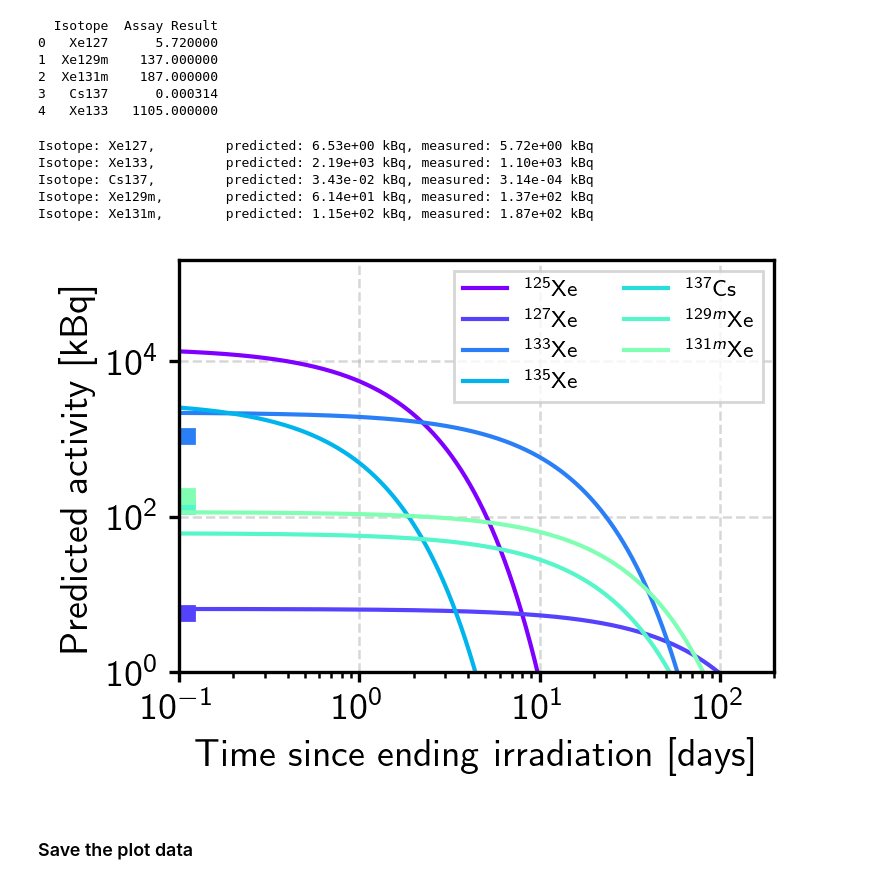
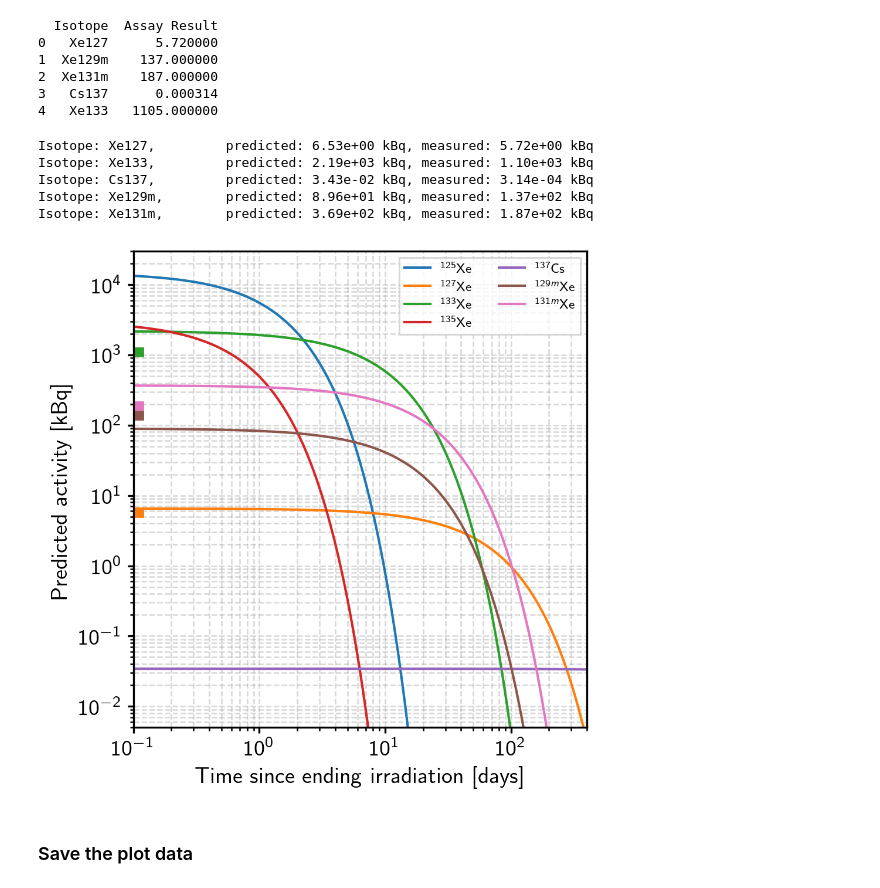
Before and after one commit to clarkehardy/Xe127Simulation, a Jupyter notebook: XeActivation/activation_plots.ipynb, the cells around one changed output. Drawn from its saved outputs; the diff is of its cells as text; code cells hidden in the pictures.

Commit message:
remade some thesis plots

```diff
--- a/XeActivation/activation_plots.ipynb
+++ b/XeActivation/activation_plots.ipynb
@@ -239,7 +239,8 @@ ax[1].grid()
 [figure]
 # %%
 times = np.logspace(1, 8, 100000)
-colors = [plt.get_cmap('rainbow',13)(i) for i in range(13)]
+# colors = [plt.get_cmap('rainbow',13)(i) for i in range(13)]
+colors = plt.rcParams['axes.prop_cycle'].by_key()['color']*2
 
 bottle_mass = 924. # grams
 kBq_per_uCi = 37.
@@ -416,22 +417,22 @@ xe131_n_excite = np.genfromtxt('CrossSections_copy/Xe131_n_excite.txt')
 
 # TENDL neutron capture on Xe128
 xe128_ng_excitation = {'energy':xe128_ng_excite[:,0],\
-                       'cs':np.sum(xe128_ng_excite[:,1:], axis=1)/1.e3}
+                       'cs':xe128_ng_excite[:,1]/1.e3}
 xe128_ng_excitation = pd.DataFrame(xe128_ng_excitation)
 
 # TENDL neutron inelastic to the level of interest
 xe129_n_excitation = {'energy':xe129_n_excite[:,0],\
-                      'cs':np.sum(xe129_n_excite[:,1:], axis=1)/1.e3}
+                      'cs':xe129_n_excite[:,1]/1.e3}
 xe129_n_excitation = pd.DataFrame(xe129_n_excitation)
 
 # TENDL neutron capture on Xe130
 xe130_ng_excitation = {'energy':xe130_ng_excite[:,0],\
-                       'cs':np.sum(xe130_ng_excite[:,1:], axis=1)/1.e3}
+                       'cs':xe130_ng_excite[:,1]/1.e3}
 xe130_ng_excitation = pd.DataFrame(xe130_ng_excitation)
 
 # TENDL neutron inelastic to the level of interest
 xe131_n_excitation = {'energy':xe131_n_excite[:,0],\
-                       'cs':np.sum(xe131_n_excite[:,1:], axis=1)/1.e3}
+                       'cs':xe131_n_excite[:,1]/1.e3}
 xe131_n_excitation = pd.DataFrame(xe131_n_excitation)
 
 creation_int_ng_excitation_128,bin_by_bin_ng_excitation_128 = Activation.InterpolateAndIntegrateAvg2( xe128_ng_excitation, mnrcspec )
@@ -442,6 +443,11 @@ print('creation_int_ng_excitation_128: {}'.format(creation_int_ng_excitation_128
 print('creation_int_n_excitation_129: {}'.format(creation_int_n_excitation_129))
 print('creation_int_ng_excitation_130: {}'.format(creation_int_ng_excitation_130))
 print('creation_int_n_excitation_131: {}'.format(creation_int_n_excitation_131))
+
+creation_int_ng_excitation_128,bin_by_bin_ng_excitation_128_2 = Activation.InterpolateAndIntegrateAvg( xe128_ng_excitation, mnrcspec )
+creation_int_n_excitation_129,bin_by_bin_n_excitation_129_2 = Activation.InterpolateAndIntegrateAvg( xe129_n_excitation, mnrcspec )
+creation_int_ng_excitation_130,bin_by_bin_ng_excitation_130_2 = Activation.InterpolateAndIntegrateAvg( xe130_ng_excitation, mnrcspec )
+creation_int_n_excitation_131,bin_by_bin_n_excitation_131_2 = Activation.InterpolateAndIntegrateAvg( xe131_n_excitation, mnrcspec )
 
 # compute number of Xe129m atoms over time
 NXe['Xe129m'] = np.zeros(len(time_irr))
@@ -479,10 +485,16 @@ for i in range(1,len(time_irr)):
     NXe['Xe131m'][i] = NXe['Xe131m'][i-1] + dt * (term1 + term2 + term3 + term4)
     SpecActivityXe['Xe131m'][i] = NXe['Xe131m'][i]/tau131m
 
+print('Activity Xe129m: {:.3f} kBq, {:.3f} uCi'.format(np.max(SpecActivityXe['Xe129m'])*xenon_mass*prediction_scale/Bq_per_kBq, \
+                                                       np.max(SpecActivityXe['Xe129m'])*xenon_mass*prediction_scale/kBq_per_uCi/Bq_per_kBq))
+print('Activity Xe131m: {:.3f} kBq, {:.3f} uCi'.format(np.max(SpecActivityXe['Xe131m'])*xenon_mass*prediction_scale/Bq_per_kBq, \
+                                                       np.max(SpecActivityXe['Xe131m'])*xenon_mass*prediction_scale/kBq_per_uCi/Bq_per_kBq))
+
 fig, ax = plt.subplots(figsize=(4, 3))
 ax.semilogy(time_irr/60.,NXe['Xe129m']/tau129m,'-r', label='$^{129m}$Xe')
 ax.semilogy(time_irr/60.,NXe['Xe131m']/tau131m,'-b', label='$^{131m}$Xe')
 ax.set_xlabel('Time since beginning irradiation [min]')
 ax.set_ylabel('Specific activity [Bq/g]')
 ax.legend()
+ax.grid()
 # %% [output]
@@ -543,34 +586,35 @@ print(xe_assay_results_ua.head())
 4   Xe133   1105.000000
 # %%
 # plot with all isotopes and no empirical scaling
-fig, ax = plt.subplots(figsize=(4, 3))
+fig, ax = plt.subplots(figsize=(5, 5))
 for i,isotope in enumerate(NXe.keys()):
 
     assay_ua_mask = (xe_assay_results_ua['Isotope']==isotope)
 
     if len(xe_assay_results_ua['Assay Result'].loc[assay_ua_mask])>0: # and 'Cs137' not in isotope:
         ax.plot(1.1e-1,xe_assay_results_ua['Assay Result'].loc[assay_ua_mask],'s',\
                 color=colors[i],markersize=5)#,label='UA assay')
-        print('Isotope: {},  \tpredicted: {:.2e} kBq, measured: {:.2e} kBq'.format(isotope, prediction_scale*xenon_mass*np.max(SpecActivityXe[isotope])/Bq_per_kBq, \
-                                                                                   xe_assay_results_ua['Assay Result'].loc[assay_ua_mask].values[0]))
+        print('Isotope: {},  \tpredicted: {:.2e} kBq, measured: {:.2e} kBq'.format(isotope, \
+              prediction_scale*xenon_mass*np.max(SpecActivityXe[isotope])/Bq_per_kBq, \
+              xe_assay_results_ua['Assay Result'].loc[assay_ua_mask].values[0]))
 
     ax.loglog(times/3600./24., prediction_scale*xenon_mass*np.max(SpecActivityXe[isotope])*np.exp(-times*np.log(2)\
               /HalfLifeXe[isotope])/Bq_per_kBq, color=colors[i], \
               lw=1.5, label='$^{' + isotope[2:] + '}$' + isotope[:2])
 
 ax.legend(fontsize=8, ncol=2)
-ax.set_ylim([1e0, 2e5])
-ax.set_xlim([1e-1, 2e2])
+ax.set_ylim([5e-3, 3e4])
+ax.set_xlim([1e-1, 4e2])
 ax.set_xlabel('Time since ending irradiation [days]')
 ax.set_ylabel('Predicted activity [kBq]')
-ax.grid()
+ax.grid(which='both')
 # %% [output]
 Isotope: Xe127,         predicted: 6.53e+00 kBq, measured: 5.72e+00 kBq
 Isotope: Xe133,         predicted: 2.19e+03 kBq, measured: 1.10e+03 kBq
 Isotope: Cs137,         predicted: 3.43e-02 kBq, measured: 3.14e-04 kBq
-Isotope: Xe129m,        predicted: 6.14e+01 kBq, measured: 1.37e+02 kBq
-Isotope: Xe131m,        predicted: 1.15e+02 kBq, measured: 1.87e+02 kBq
+Isotope: Xe129m,        predicted: 8.96e+01 kBq, measured: 1.37e+02 kBq
+Isotope: Xe131m,        predicted: 3.69e+02 kBq, measured: 1.87e+02 kBq
-[figure, old version]
+[figure, new version]
 # %% [markdown]
 ### Save the plot data
 # %%
```
Also changed, not shown: parts of 9 cells of this notebook, 4 other files.
